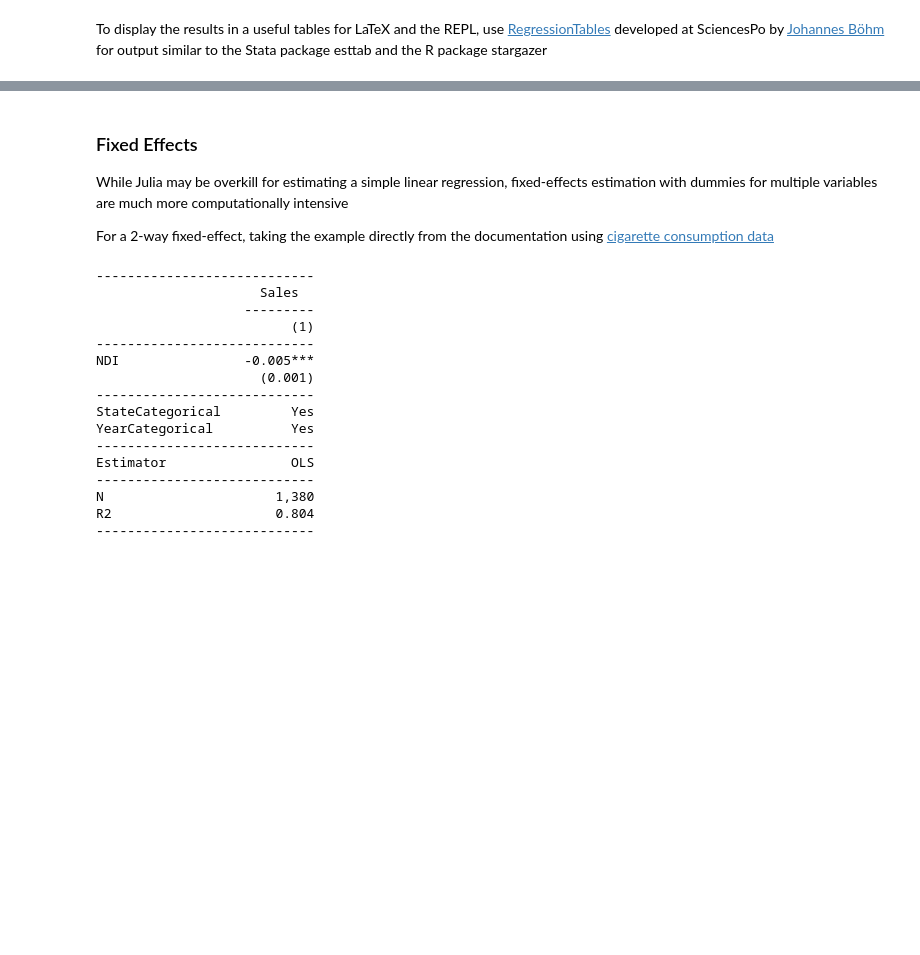
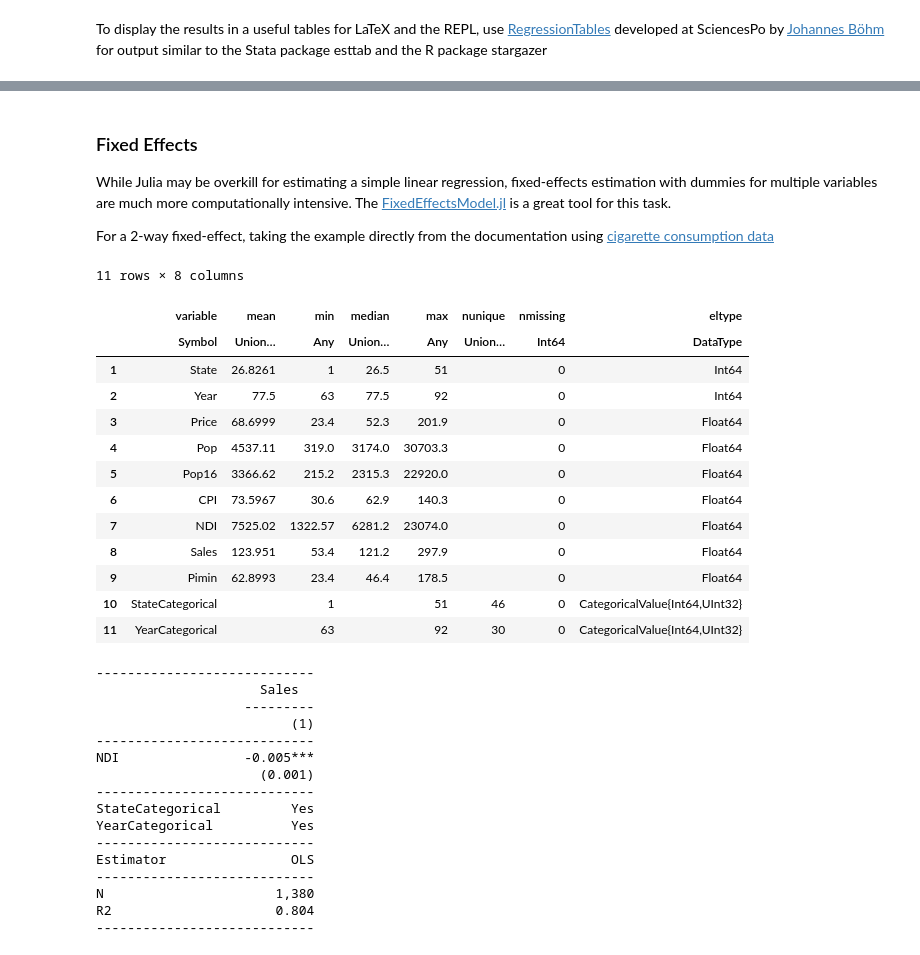
Before and after one commit to ScPo-CompEcon/CoursePack, a Jupyter notebook: Notebooks/data_statistical_packages.ipynb, the cells around one changed output, grey strips where cells are left out. Drawn from its saved outputs; the diff is of its cells as text; code cells hidden in the pictures; blank space fills up the shorter version.

```diff
--- a/Notebooks/data_statistical_packages.ipynb
+++ b/Notebooks/data_statistical_packages.ipynb
@@ -348,7 +343,29 @@ R2               0.981
 ### Fixed Effects
 
 While Julia may be overkill for estimating a simple linear regression,
-fixed-effects estimation with dummies for multiple variables are much more computationally intensive
+fixed-effects estimation with dummies for multiple variables are much more computationally intensive. The [FixedEffectsModel.jl](https://github.com/matthieugomez/FixedEffectModels.jl) is a great tool for this task.
 
 For a 2-way fixed-effect, taking the example directly from the documentation using [cigarette consumption data](https://github.com/johnmyleswhite/RDatasets.jl/blob/master/doc/plm/rst/Cigar.rst)
+# %%
+using FixedEffectModels
+cigar = dataset("plm", "Cigar")
+cigar.StateCategorical =  categorical(cigar.State)   # convert to categorical data type
+cigar.YearCategorical =  categorical(cigar.Year)
+
+describe(cigar)
+# %% [output]
+11 rows × 8 columns
+|  | variable | mean | min | median | max | nunique | nmissing | eltype |
+|  | Symbol | Union… | Any | Union… | Any | Union… | Int64 | DataType |
+| 1 | State | 26.8261 | 1 | 26.5 | 51 |  | 0 | Int64 |
+| 2 | Year | 77.5 | 63 | 77.5 | 92 |  | 0 | Int64 |
+| 3 | Price | 68.6999 | 23.4 | 52.3 | 201.9 |  | 0 | Float64 |
+| 4 | Pop | 4537.11 | 319.0 | 3174.0 | 30703.3 |  | 0 | Float64 |
+| 5 | Pop16 | 3366.62 | 215.2 | 2315.3 | 22920.0 |  | 0 | Float64 |
+| 6 | CPI | 73.5967 | 30.6 | 62.9 | 140.3 |  | 0 | Float64 |
+| 7 | NDI | 7525.02 | 1322.57 | 6281.2 | 23074.0 |  | 0 | Float64 |
+| 8 | Sales | 123.951 | 53.4 | 121.2 | 297.9 |  | 0 | Float64 |
+| 9 | Pimin | 62.8993 | 23.4 | 46.4 | 178.5 |  | 0 | Float64 |
+| 10 | StateCategorical |  | 1 |  | 51 | 46 | 0 | CategoricalValue{Int64,UInt32} |
+| 11 | YearCategorical |  | 63 |  | 92 | 30 | 0 | CategoricalValue{Int64,UInt32} |
 # %%
```
Also changed, not shown: parts of 19 cells of this notebook, 12 other files.
